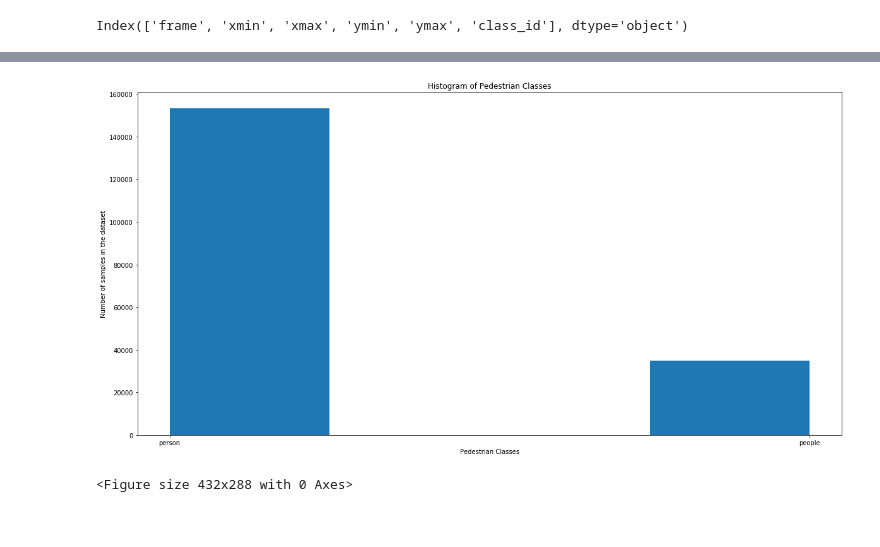
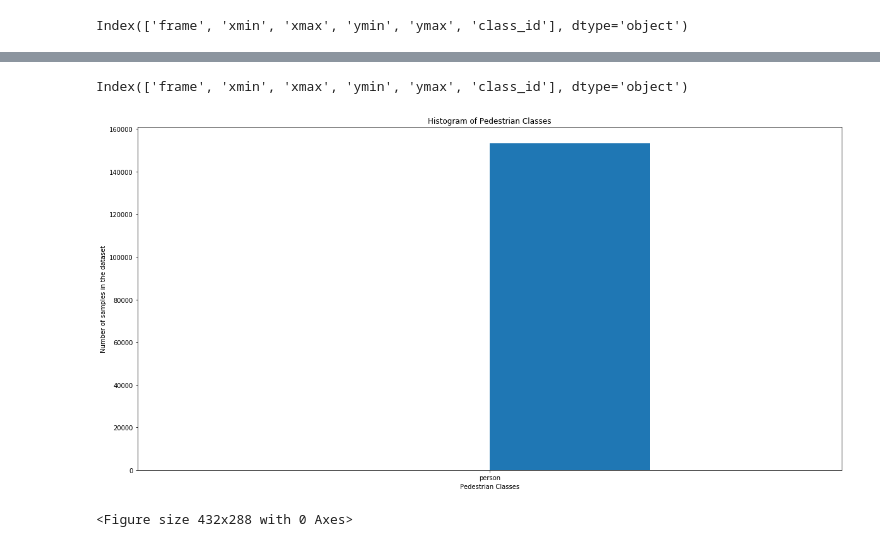
Before and after one commit to Kalinga/ML, a Jupyter notebook: ssd_keras_caltech/csv_data_analysis.ipynb, the cells around one changed output, grey strips where cells are left out. Saved outputs shown, nothing was run; the diff lists cells and outputs as text; code cells hidden in the pictures.

Commit message:
remove unclear images

```diff
--- a/ssd_keras_caltech/csv_data_analysis.ipynb
+++ b/ssd_keras_caltech/csv_data_analysis.ipynb
@@ -59,3 +37,0 @@ len(image_set)
-# %%
-classes = [ 'person', 'people', 'person-fa', 'person?'] # Just so we can print class names onto the image instead of IDs
-classes
@@ -74 +73,5 @@ class12 = df[df.class_id != 4 ]
+# %%
+df.columns
+# %% [output]
+Index(['frame', 'xmin', 'xmax', 'ymin', 'ymax', 'class_id'], dtype='object')
 # %%
@@ -77,26 +79,27 @@ class12.to_csv("labels_trainval.csv", index=False)
 # %%
 import matplotlib.pyplot as plt
 import numpy as np
 %matplotlib inline
 
 #values = [153234, 34950, 1153, 2848]
 #plt.hist(df.class_id, num_bins, histtype='bar', color='b', edgecolor='r')
 x_pos = np.arange(1, len(classes) + 1)
 
+df = pd.read_csv("labels_trainval.csv")
 
 plt.figure(figsize=(20,10))
 plt.xlabel('Pedestrian Classes')
 plt.ylabel('Number of samples in the dataset')
 plt.title(r'Histogram of Pedestrian Classes')
 # Create names
 plt.xticks(x_pos, classes)
 
 plt.hist(df.class_id,density=0, bins=4)
 
 plt.savefig("classid_distribution.png")
 plt.show()
 # %% [output]
-[figure, old version]
+[figure, new version]
 # %%
 plt.savefig("classid_distribution.png")
 # %% [output]
```
Also changed, not shown: parts of 16 cells of this notebook, 1 other file.
